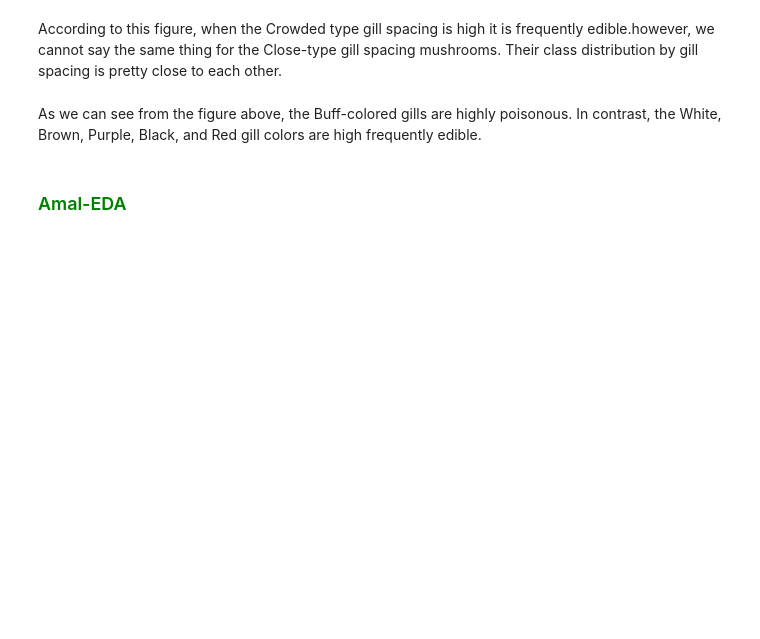
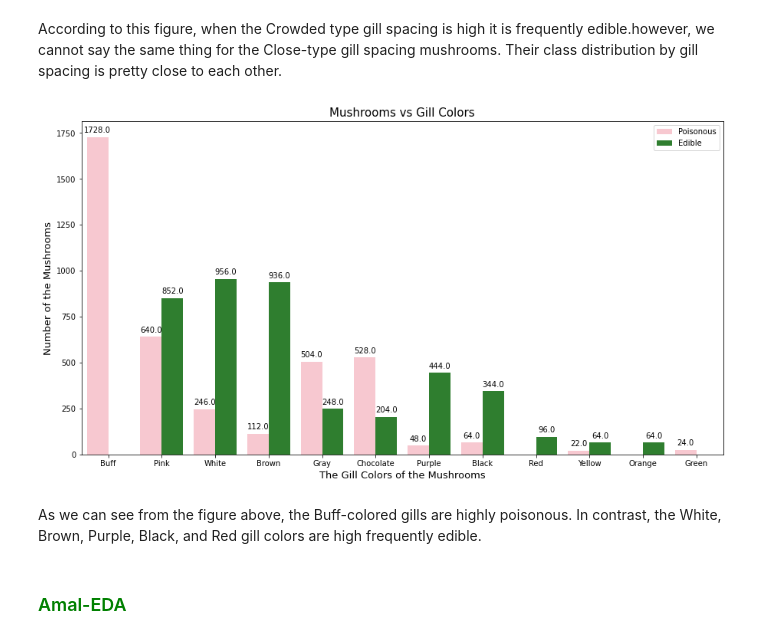
Before and after one commit to saraahawi/Mushroom-Classification, a Jupyter notebook: src/Full-Report-EDA.ipynb, the cells around one changed output. Cells and saved outputs as stored; diff of their text form; code cells hidden in the pictures; blank space fills up the shorter version.

```diff
--- a/src/Full-Report-EDA.ipynb
+++ b/src/Full-Report-EDA.ipynb
@@ -380,23 +346,25 @@ plt.title('Mushrooms Classes vs Gill Spacing', fontsize=15);
 According to this figure, when the Crowded type gill spacing is high it is frequently edible.however, we cannot say the same thing for the Close-type gill spacing mushrooms. Their class distribution by gill spacing is pretty close to each other.
 # %%
 plt.figure(figsize=(15, 8))
-splot = sns.countplot(data=data, x='gill-color',
+splot = sns.countplot(data=data, x='gill_color',
                       hue='class',
-                      order=data['gill-color'].value_counts().index,
+                      order=data['gill_color'].value_counts().index,
                       palette=['pink', 'forestgreen'])
 
 splot.set_xticklabels(['Buff', 'Pink', 'White', 'Brown', 'Gray', 'Chocolate', 'Purple', 'Black', 'Red',
                        'Yellow', 'Orange', 'Green'])
 for p in splot.patches:
     splot.annotate(format(p.get_height(), '.1f'),
                    (p.get_x() + p.get_width() / 2., p.get_height()),
                    ha='center', va='center',
                    xytext=(0, 9),
                    textcoords='offset points')
 plt.legend(['Poisonous', 'Edible'], loc='upper right')
 plt.ylabel('Number of the Mushrooms', fontsize=13)
 plt.xlabel('The Gill Colors of the Mushrooms', fontsize=13)
-plt.title('Mushrooms vs Gill Colors', fontsize=15)
+plt.title('Mushrooms vs Gill Colors', fontsize=15);
+# %% [output]
+[figure, added]
 # %% [markdown]
 As we can see from the figure above, the Buff-colored gills are highly poisonous. In contrast, the White, Brown, Purple, Black, and Red gill colors are high frequently edible.
 # %% [markdown]
```
Also changed, not shown: parts of 37 cells of this notebook, 1 other file.
